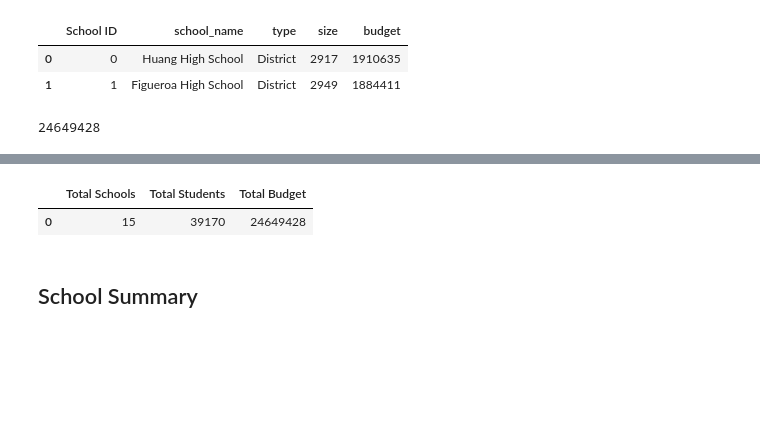
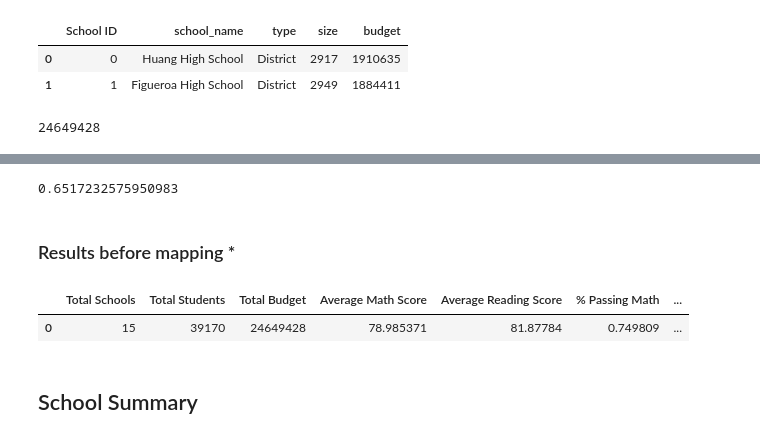
Before and after one commit to 3065923/Pandas-Challenge-Jake, a Jupyter notebook: PyCitySchools/Jake_PyCitySchools.ipynb, the cells around one changed output, grey strips where cells are left out. Drawn from its saved outputs; the diff is of its cells as text; code cells hidden in the pictures; blank space fills up the shorter version.

```diff
--- a/PyCitySchools/Jake_PyCitySchools.ipynb
+++ b/PyCitySchools/Jake_PyCitySchools.ipynb
@@ -148,0 +162,6 @@ total_budget
+# %%
+#find % passing math
+                                                                                   #need to include "math_scorer index"
+#this will be assuming a passing grade is >59                                      to only return one value pertaining to math score
+percent_pass_math = school_data_complete_df.loc[school_data_complete_df["math_score"] >= 70, "math_score"].count() / school_data_complete_df["math_score"].count()
+percent_pass_math
@@ -148,0 +170,6 @@ total_budget
+# %%
+#find % passing reading
+                                                                                   #need to include "reading_scorer index"
+#this will be assuming a passing grade is >59
+percent_pass_read = school_data_complete_df.loc[school_data_complete_df["reading_score"] >= 70, "reading_score"].count() / school_data_complete_df["reading_score"].count()
+percent_pass_read
@@ -148,0 +178,5 @@ total_budget
+# %%
+#create a test df with only passing math grades    then find percentage passed of reading in new df
+
+pass_math_df = school_data_complete_df.loc[school_data_complete_df["math_score"] >= 70, :]
+pass_math_df
@@ -149,16 +197,29 @@ total_budget
+# %%
+#now find percent pass reading in the new df  to find students who passed BOTH
+
+overall_percent_pass = pass_math_df.loc[pass_math_df["reading_score"] >= 70, "reading_score"].count() / school_data_complete_df["reading_score"].count()
+overall_percent_pass
+# %% [output]
+0.6517232575950983
+# %% [markdown]
+### Results before mapping *
 # %%
 # Create a dataframe to hold the above results
 # Create a summary Table
 district_summary_df = pd.DataFrame({
     "Total Schools": [total_schools],
     "Total Students": [total_students],
-    "Total Budget": [total_budget]
-#     "Average Math Score": avg_math_score
+    "Total Budget": [total_budget],
+    "Average Math Score": [average_math_score],
+    "Average Reading Score": [average_reading_score],
+    "% Passing Math": [percent_pass_math],
+    "% Passing Reading": [percent_pass_read],
+    "Overall Passing": [overall_percent_pass]
 })
 district_summary_df
 # %% [output]
-|  | Total Schools | Total Students | Total Budget |
-| 0 | 15 | 39170 | 24649428 |
+|  | Total Schools | Total Students | Total Budget | Average Math Score | Average Reading Score | % Passing Math | ... |
+| 0 | 15 | 39170 | 24649428 | 78.985371 | 81.87784 | 0.749809 | ... |
 # %% [markdown]
 ## School Summary
 # %% [markdown]
```
Also changed, not shown: parts of 86 cells of this notebook.
